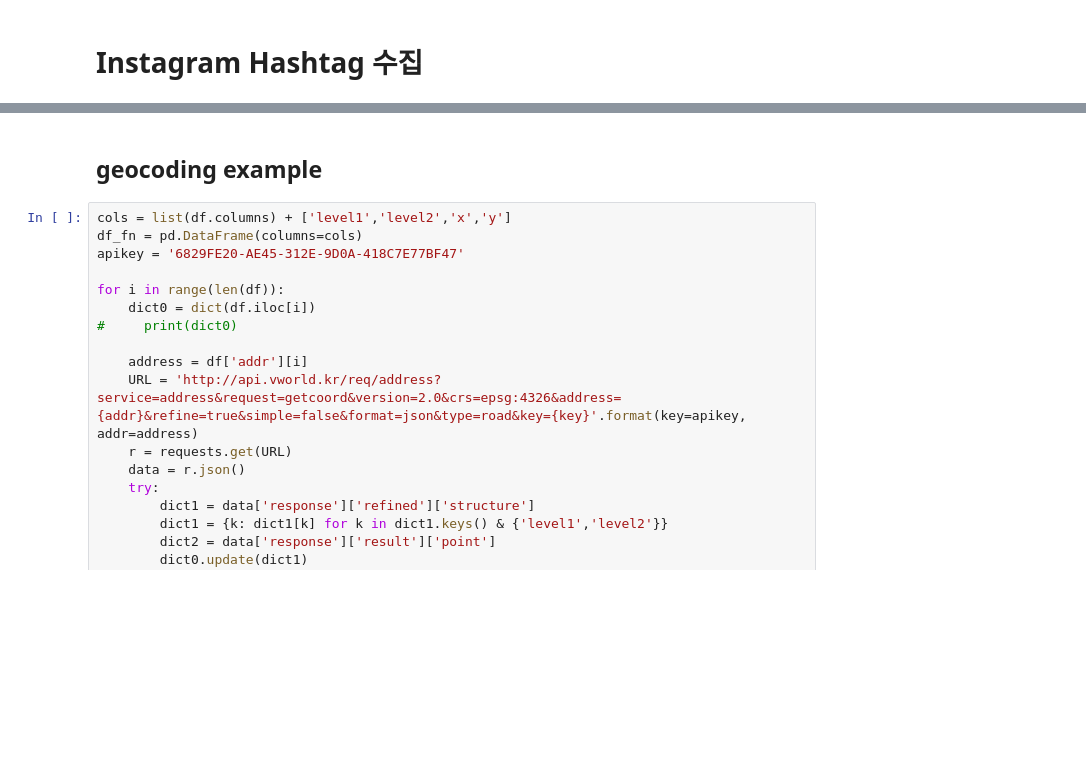
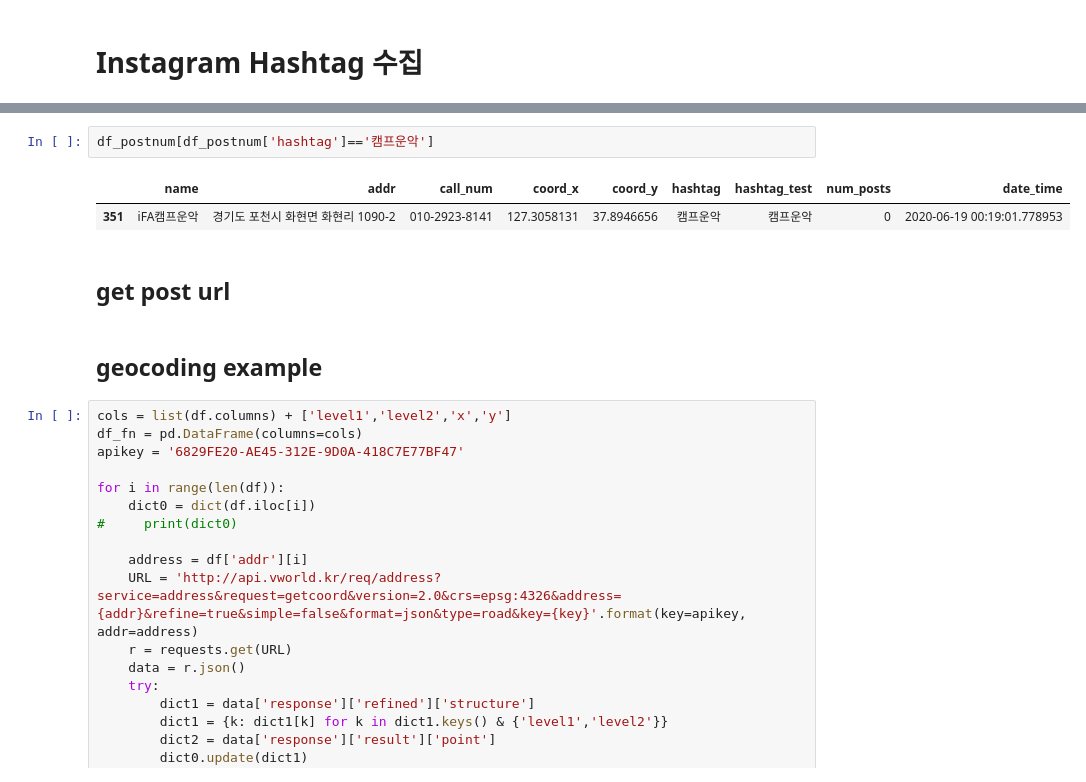
Before and after one commit to mapmatters/layerbylayer, a Jupyter notebook: get_siteinfo_2.ipynb, the cells around one changed output, grey strips where cells are left out. Drawn from its saved outputs; the diff is of its cells as text; blank space fills up the shorter version.

```diff
--- a/get_siteinfo_2.ipynb
+++ b/get_siteinfo_2.ipynb
@@ -257,3 +328,10 @@ df_postnum
+# %%
+df_postnum[df_postnum['hashtag']=='캠프운악']
+# %% [output]
+|  | name | addr | call_num | coord_x | coord_y | hashtag | hashtag_test | num_posts | date_time |
+| 351 | iFA캠프운악 | 경기도 포천시 화현면 화현리 1090-2 | 010-2923-8141 | 127.3058131 | 37.8946656 | 캠프운악 | 캠프운악 | 0 | 2020-06-19 00:19:01.778953 |
+# %% [markdown]
+## get post url
 # %% [markdown]
 ## geocoding example
 # %%
```
Also changed, not shown: parts of 18 cells of this notebook.
